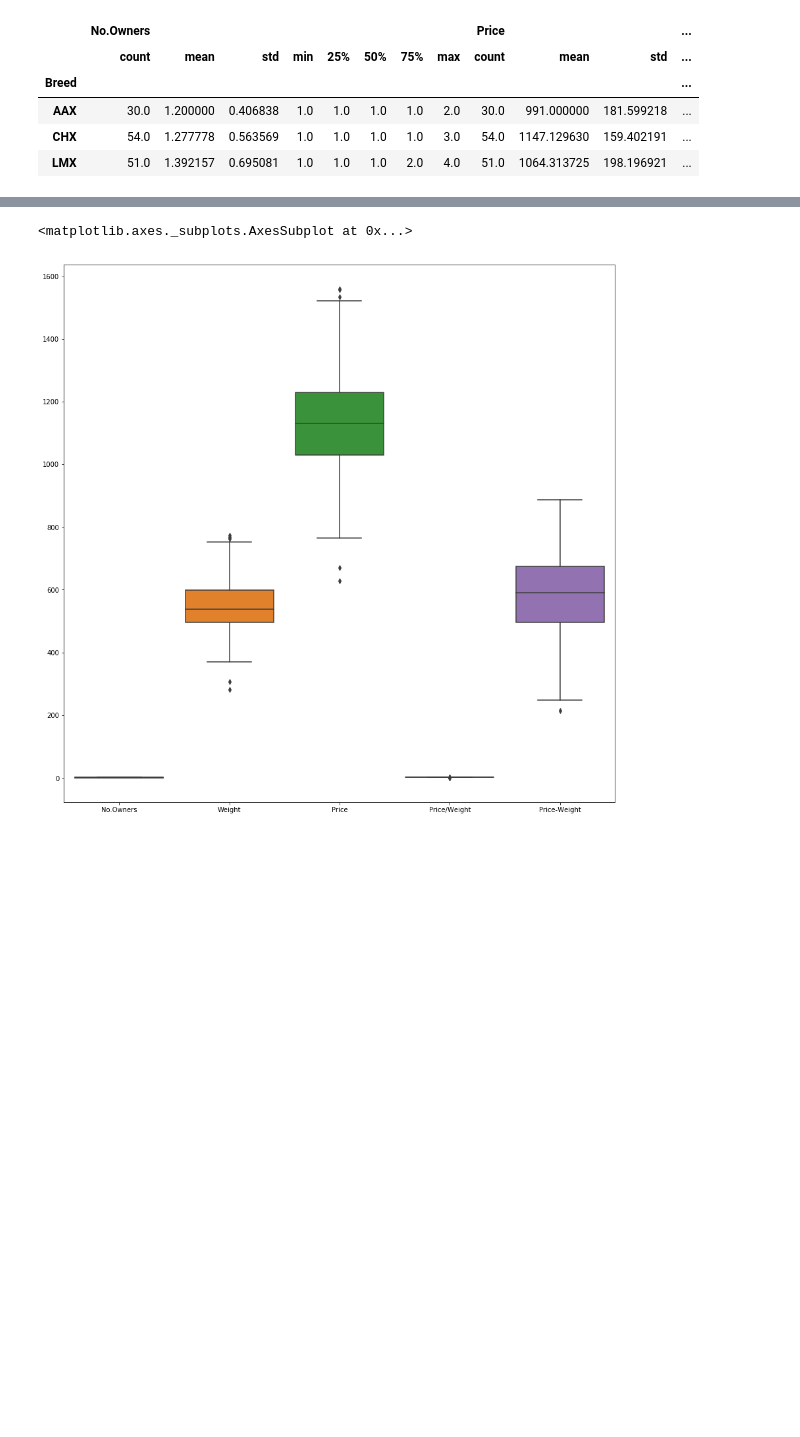
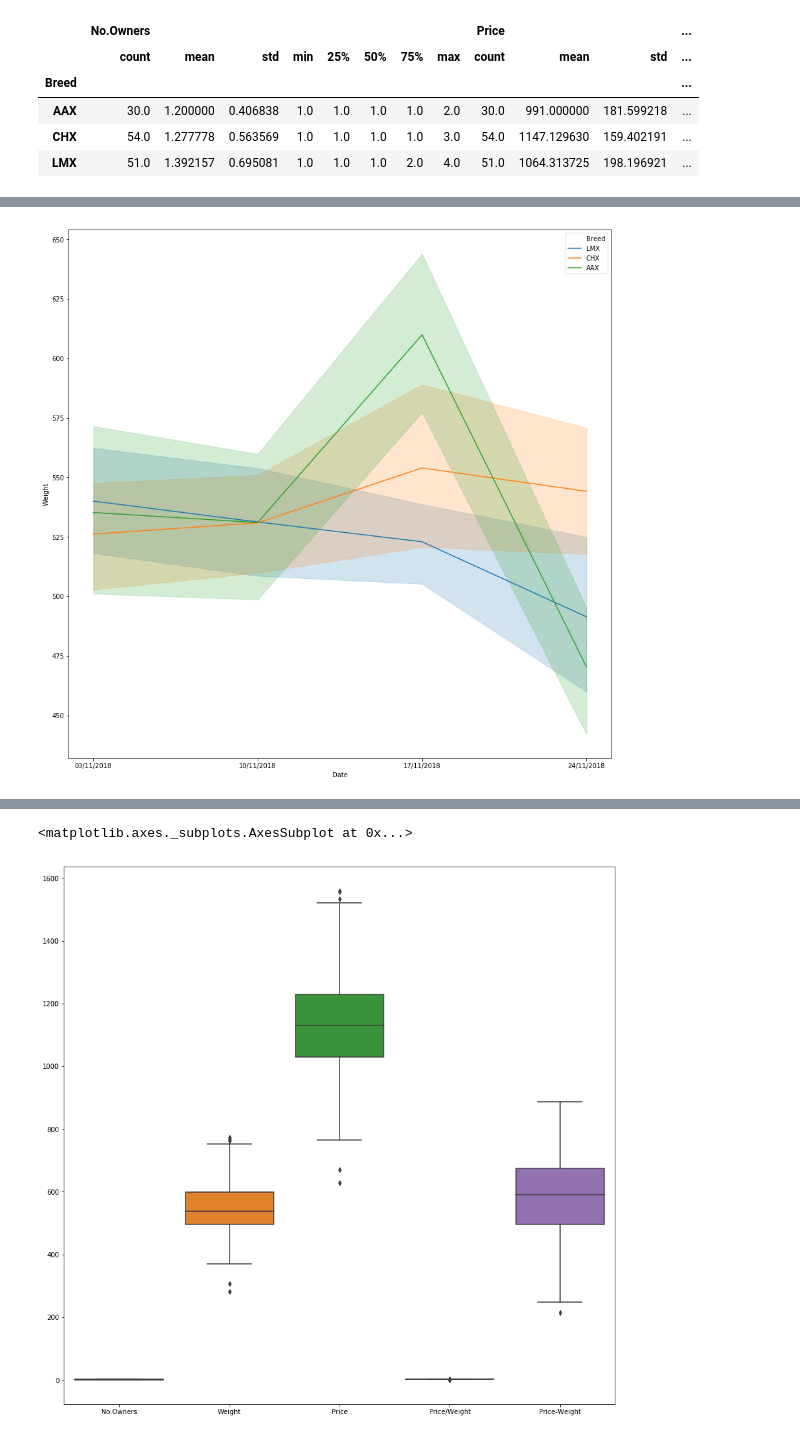
Before and after one commit to aidansummerville/52465----PROGRAMMING-FOR-DATA-ANALYSIS-Project, a Jupyter notebook: Dataset.ipynb, the cells around one changed output, grey strips where cells are left out. Saved outputs shown, nothing was run; the diff lists cells and outputs as text; code cells hidden in the pictures; blank space fills up the shorter version.

```diff
--- a/Dataset.ipynb
+++ b/Dataset.ipynb
@@ -1743,2 +2209,8 @@ array([ 574.55829906, 1258.0454552 ])
+# %%
+plt.figure(figsize=(15,15))
+ax = sns.lineplot(x="Date", y="Weight", hue="Breed",
+               data=result)
+# %% [output]
+[figure, added]
 # %%
 plt.figure(figsize=(15,15))
```
Also changed, not shown: parts of 61 cells of this notebook.
